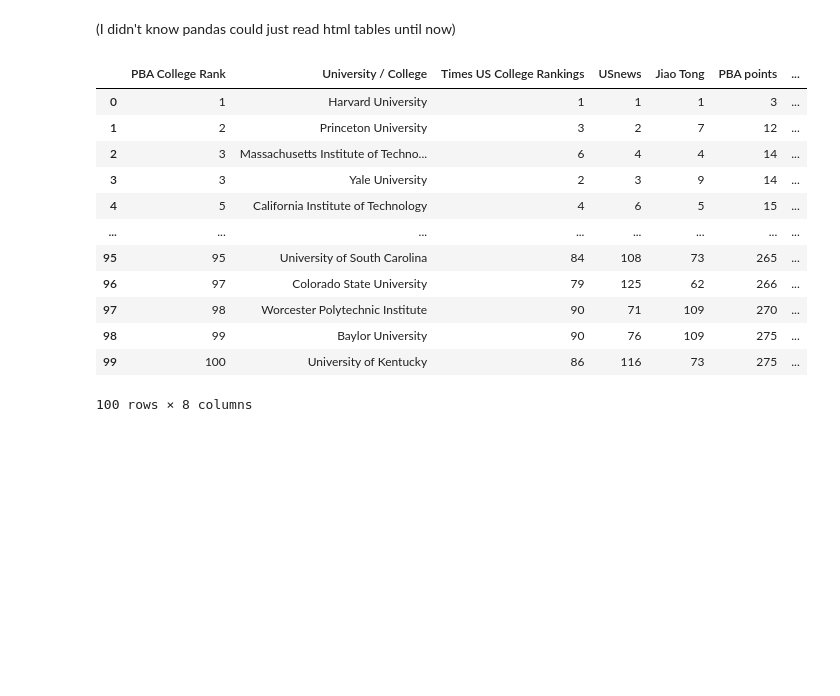
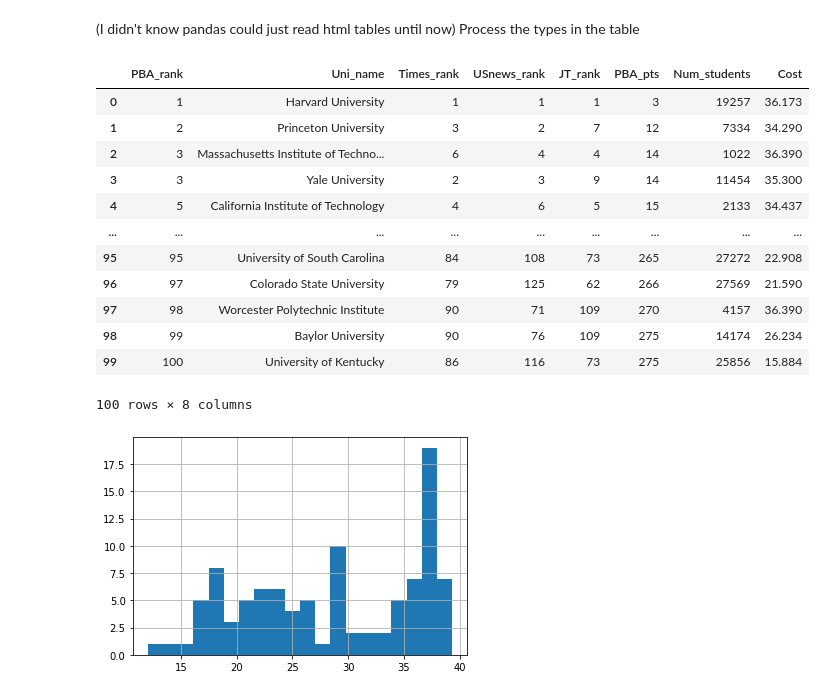
Before and after one commit to yao-creative/best_unis, a Jupyter notebook: predict_prices.ipynb, the cells around one changed output. Drawn from its saved outputs; the diff is of its cells as text; code cells hidden in the pictures; blank space fills up the shorter version.

```diff
--- a/predict_prices.ipynb
+++ b/predict_prices.ipynb
@@ -8,21 +10,34 @@ import tensorflow as tf
 # %% [markdown]
 (I didn't know pandas could just read html tables until now)
+Process the types in the table
-# %%
-table = BeautifulSoup(open('unirev_best_unis.html','r').read()).find('table')
-df_list = pd.read_html(str(table))
-data = df_list[0]
-data
-# %% [output]
-|  | PBA College Rank | University / College | Times US College Rankings | USnews | Jiao Tong | PBA points | ... |
-| 0 | 1 | Harvard University | 1 | 1 | 1 | 3 | ... |
-| 1 | 2 | Princeton University | 3 | 2 | 7 | 12 | ... |
-| 2 | 3 | Massachusetts Institute of Techno... | 6 | 4 | 4 | 14 | ... |
-| 3 | 3 | Yale University | 2 | 3 | 9 | 14 | ... |
-| 4 | 5 | California Institute of Technology | 4 | 6 | 5 | 15 | ... |
-| ... | ... | ... | ... | ... | ... | ... | ... |
-| 95 | 95 | University of South Carolina | 84 | 108 | 73 | 265 | ... |
-| 96 | 97 | Colorado State University | 79 | 125 | 62 | 266 | ... |
-| 97 | 98 | Worcester Polytechnic Institute | 90 | 71 | 109 | 270 | ... |
-| 98 | 99 | Baylor University | 90 | 76 | 109 | 275 | ... |
-| 99 | 100 | University of Kentucky | 86 | 116 | 73 | 275 | ... |
-100 rows × 8 columns
+# %%
+table = BeautifulSoup(open('unirev_best_unis.html','r').read()).find('table')
+df_list = pd.read_html(str(table))
+data = df_list[0]
+data.columns
+data.columns = ['PBA_rank', 'Uni_name',"Times_rank","USnews_rank","JT_rank","PBA_pts", "Num_students", 'Cost']
+for col in data.columns[:-1]:
+    try:
+        data[col] = data[col].apply(lambda x: int(x))
+    except:
+        pass
+    #print(f"col: {col} type: {type(data[col][0])}")
+data['Cost'] = data['Cost'].apply(lambda x: int(x.replace(',','')[1:])/1000)
+data['Cost'].hist(bins = 20)
+
+data
+# %% [output]
+|  | PBA_rank | Uni_name | Times_rank | USnews_rank | JT_rank | PBA_pts | Num_students | Cost |
+| 0 | 1 | Harvard University | 1 | 1 | 1 | 3 | 19257 | 36.173 |
+| 1 | 2 | Princeton University | 3 | 2 | 7 | 12 | 7334 | 34.290 |
+| 2 | 3 | Massachusetts Institute of Techno... | 6 | 4 | 4 | 14 | 1022 | 36.390 |
+| 3 | 3 | Yale University | 2 | 3 | 9 | 14 | 11454 | 35.300 |
+| 4 | 5 | California Institute of Technology | 4 | 6 | 5 | 15 | 2133 | 34.437 |
+| ... | ... | ... | ... | ... | ... | ... | ... | ... |
+| 95 | 95 | University of South Carolina | 84 | 108 | 73 | 265 | 27272 | 22.908 |
+| 96 | 97 | Colorado State University | 79 | 125 | 62 | 266 | 27569 | 21.590 |
+| 97 | 98 | Worcester Polytechnic Institute | 90 | 71 | 109 | 270 | 4157 | 36.390 |
+| 98 | 99 | Baylor University | 90 | 76 | 109 | 275 | 14174 | 26.234 |
+| 99 | 100 | University of Kentucky | 86 | 116 | 73 | 275 | 25856 | 15.884 |
+100 rows × 8 columns
+[figure, added]
```
Also changed, not shown: parts of 11 cells of this notebook, 6 other files.
